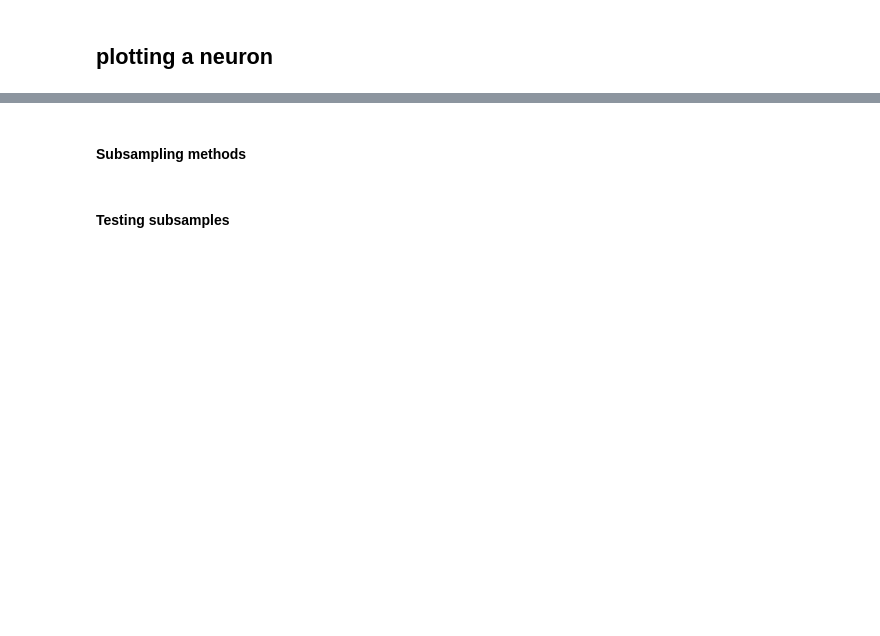
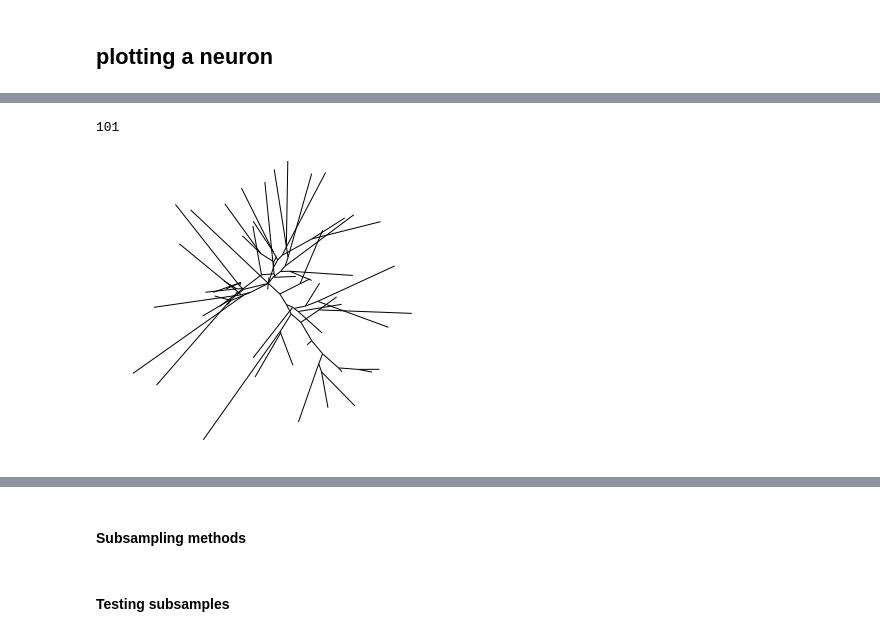
Before and after one commit to RoozbehFarhoodi/McNeuron, a Jupyter notebook: HG-GAN-Geometry.ipynb, the cells around one changed output, grey strips where cells are left out. Saved outputs shown, nothing was run; the diff lists cells and outputs as text; code cells hidden in the pictures; blank space fills up the shorter version.

Commit message:
Subsamples implemented. A bug exists for regular_mesoscale_subsample but others work fine.

```diff
--- a/HG-GAN-Geometry.ipynb
+++ b/HG-GAN-Geometry.ipynb
@@ -17,0 +38,8 @@ from numpy import linalg as LA
+# %%
+n = neuron.mesoscale_subsample(150)
+#n = neuron.subsample_main_nodes()
+McNeuron.visualize.plot_2D(n ,size = 4)
+print n.n_node
+# %% [output]
+101
+[figure, added]
```
Also changed, not shown: parts of 12 cells of this notebook, 2 other files.
